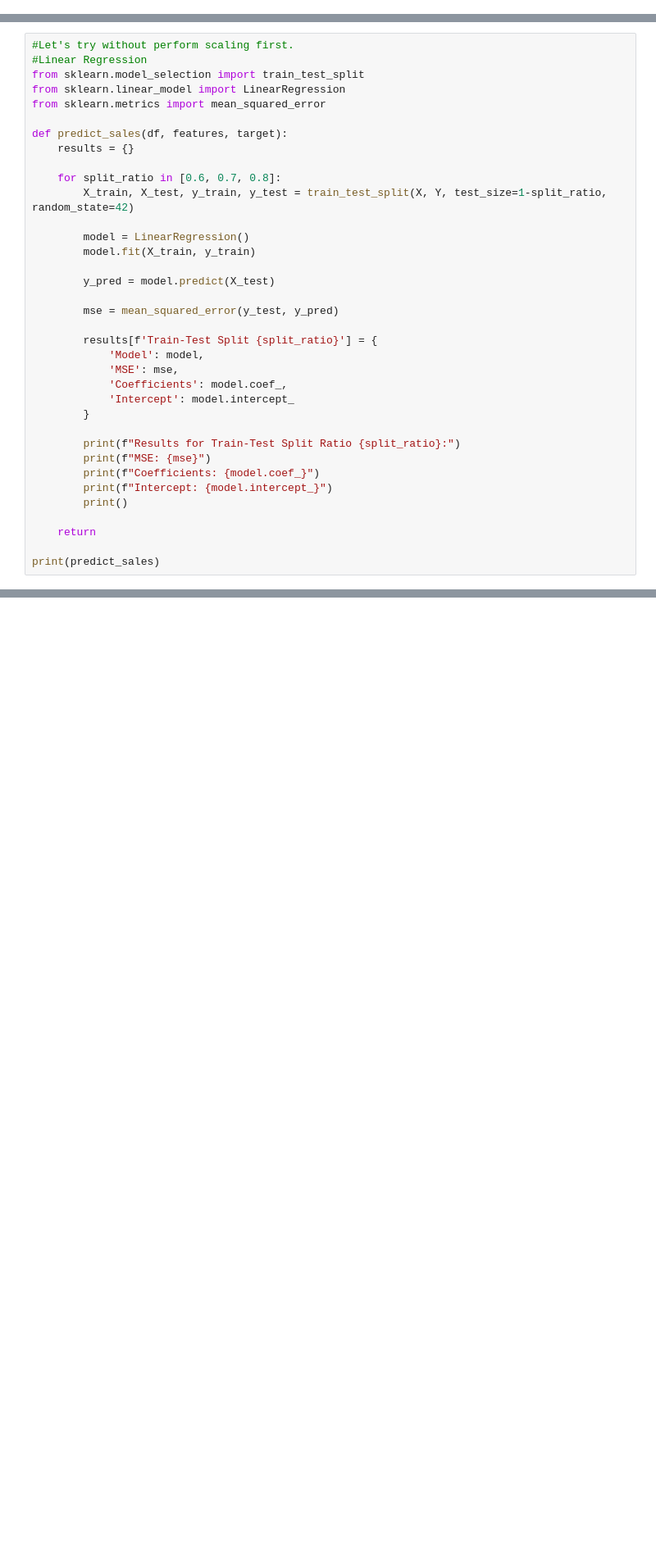
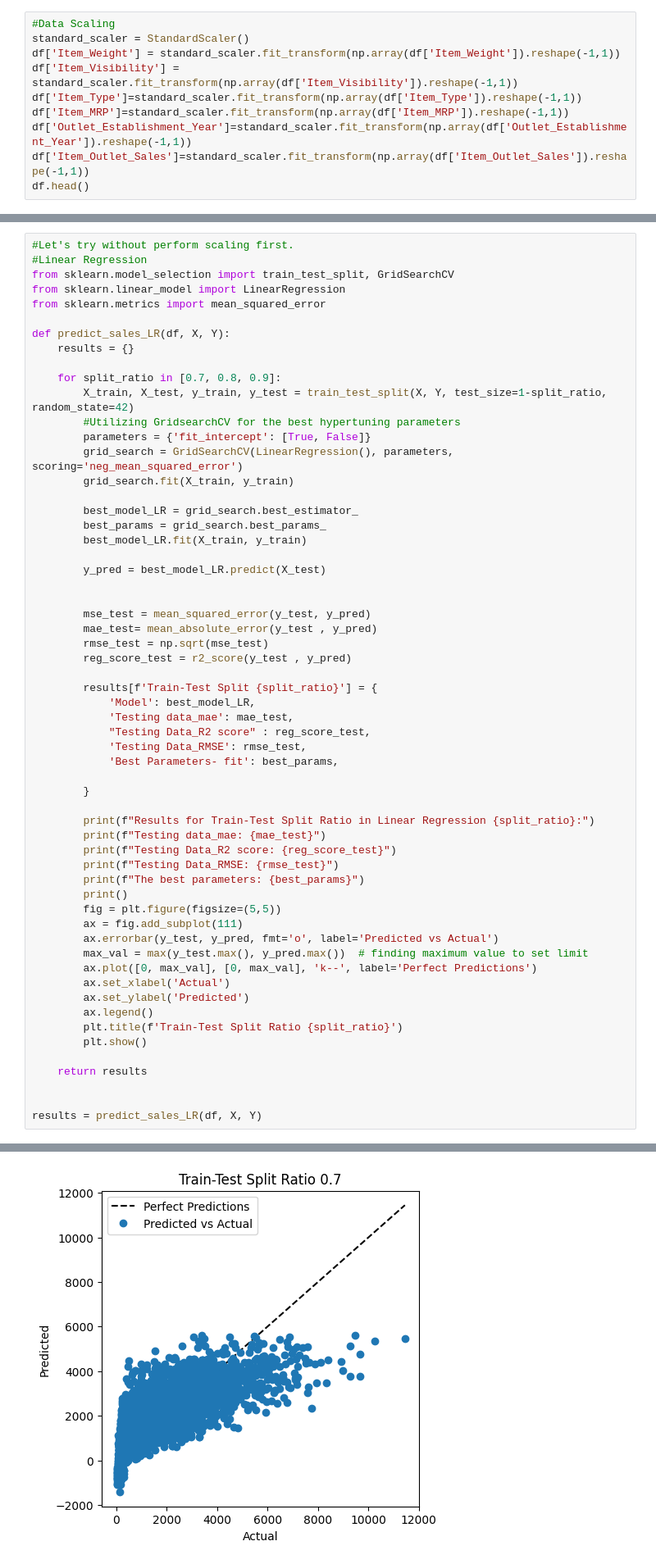
Before and after one commit to winghongc/BigMart-Sales-Preidction, a Jupyter notebook: Modelling.ipynb, the cells around one changed output, grey strips where cells are left out. Shown at 82% size. Saved outputs shown, nothing was run; the diff lists cells and outputs as text; blank space fills up the shorter version.

Commit message:
Developing data modelling

```diff
--- a/Modelling.ipynb
+++ b/Modelling.ipynb
@@ -245,3 +245,13 @@ DATA MODELLING
 # %%
 Y = df['Item_Outlet_Sales']
 X = df.drop(['Item_Outlet_Sales'], axis = 1)
+# %%
+#Data Scaling
+standard_scaler = StandardScaler()
+df['Item_Weight'] = standard_scaler.fit_transform(np.array(df['Item_Weight']).reshape(-1,1))
+df['Item_Visibility'] = standard_scaler.fit_transform(np.array(df['Item_Visibility']).reshape(-1,1))
+df['Item_Type']=standard_scaler.fit_transform(np.array(df['Item_Type']).reshape(-1,1))
+df['Item_MRP']=standard_scaler.fit_transform(np.array(df['Item_MRP']).reshape(-1,1))
+df['Outlet_Establishment_Year']=standard_scaler.fit_transform(np.array(df['Outlet_Establishment_Year']).reshape(-1,1))
+df['Item_Outlet_Sales']=standard_scaler.fit_transform(np.array(df['Item_Outlet_Sales']).reshape(-1,1))
+df.head()
@@ -248,37 +265,60 @@ X = df.drop(['Item_Outlet_Sales'], axis = 1)
 # %%
 #Let's try without perform scaling first.
 #Linear Regression
-from sklearn.model_selection import train_test_split
+from sklearn.model_selection import train_test_split, GridSearchCV
 from sklearn.linear_model import LinearRegression
 from sklearn.metrics import mean_squared_error
 
-def predict_sales(df, features, target):
+def predict_sales_LR(df, X, Y):
     results = {}
 
-    for split_ratio in [0.6, 0.7, 0.8]:
+    for split_ratio in [0.7, 0.8, 0.9]:
         X_train, X_test, y_train, y_test = train_test_split(X, Y, test_size=1-split_ratio, random_state=42)
+        #Utilizing GridsearchCV for the best hypertuning parameters
+        parameters = {'fit_intercept': [True, False]}
+        grid_search = GridSearchCV(LinearRegression(), parameters, scoring='neg_mean_squared_error')
+        grid_search.fit(X_train, y_train)
 
-        model = LinearRegression()
-        model.fit(X_train, y_train)
+        best_model_LR = grid_search.best_estimator_
+        best_params = grid_search.best_params_
+        best_model_LR.fit(X_train, y_train)
 
-        y_pred = model.predict(X_test)
+        y_pred = best_model_LR.predict(X_test)
 
-        mse = mean_squared_error(y_test, y_pred)
+
+        mse_test = mean_squared_error(y_test, y_pred)
+        mae_test= mean_absolute_error(y_test , y_pred)
+        rmse_test = np.sqrt(mse_test)
+        reg_score_test = r2_score(y_test , y_pred)
 
         results[f'Train-Test Split {split_ratio}'] = {
-            'Model': model,
-            'MSE': mse,
-            'Coefficients': model.coef_,
-            'Intercept': model.intercept_
+            'Model': best_model_LR,
+            'Testing data_mae': mae_test,
+            "Testing Data_R2 score" : reg_score_test,
+            'Testing Data_RMSE': rmse_test,
+            'Best Parameters- fit': best_params,
+
         }
 
-        print(f"Results for Train-Test Split Ratio {split_ratio}:")
-        print(f"MSE: {mse}")
-        print(f"Coefficients: {model.coef_}")
-        print(f"Intercept: {model.intercept_}")
+        print(f"Results for Train-Test Split Ratio in Linear Regression {split_ratio}:")
+        print(f"Testing data_mae: {mae_test}")
+        print(f"Testing Data_R2 score: {reg_score_test}")
+        print(f"Testing Data_RMSE: {rmse_test}")
+        print(f"The best parameters: {best_params}")
         print()
+        fig = plt.figure(figsize=(5,5))
+        ax = fig.add_subplot(111)
+        ax.errorbar(y_test, y_pred, fmt='o', label='Predicted vs Actual')
+        max_val = max(y_test.max(), y_pred.max())  # finding maximum value to set limit
+        ax.plot([0, max_val], [0, max_val], 'k--', label='Perfect Predictions')
+        ax.set_xlabel('Actual')
+        ax.set_ylabel('Predicted')
+        ax.legend()
+        plt.title(f'Train-Test Split Ratio {split_ratio}')
+        plt.show()
 
-    return
+    return results
 
-print(predict_sales)
+
+results = predict_sales_LR(df, X, Y)
 # %% [output]
@@ -285,0 +330 @@ print(predict_sales)
+[figure, added]
```
Also changed, not shown: parts of 15 cells of this notebook.
